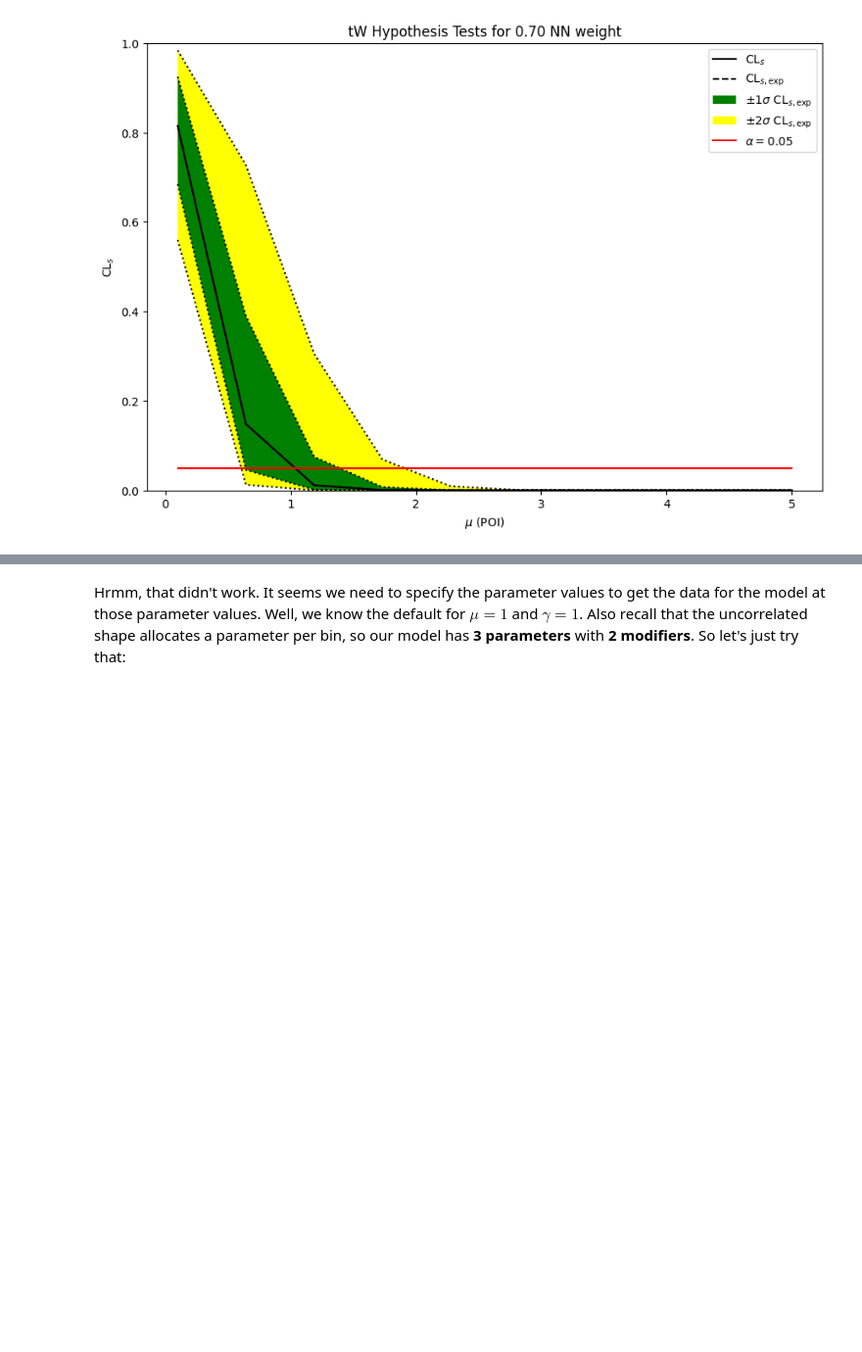
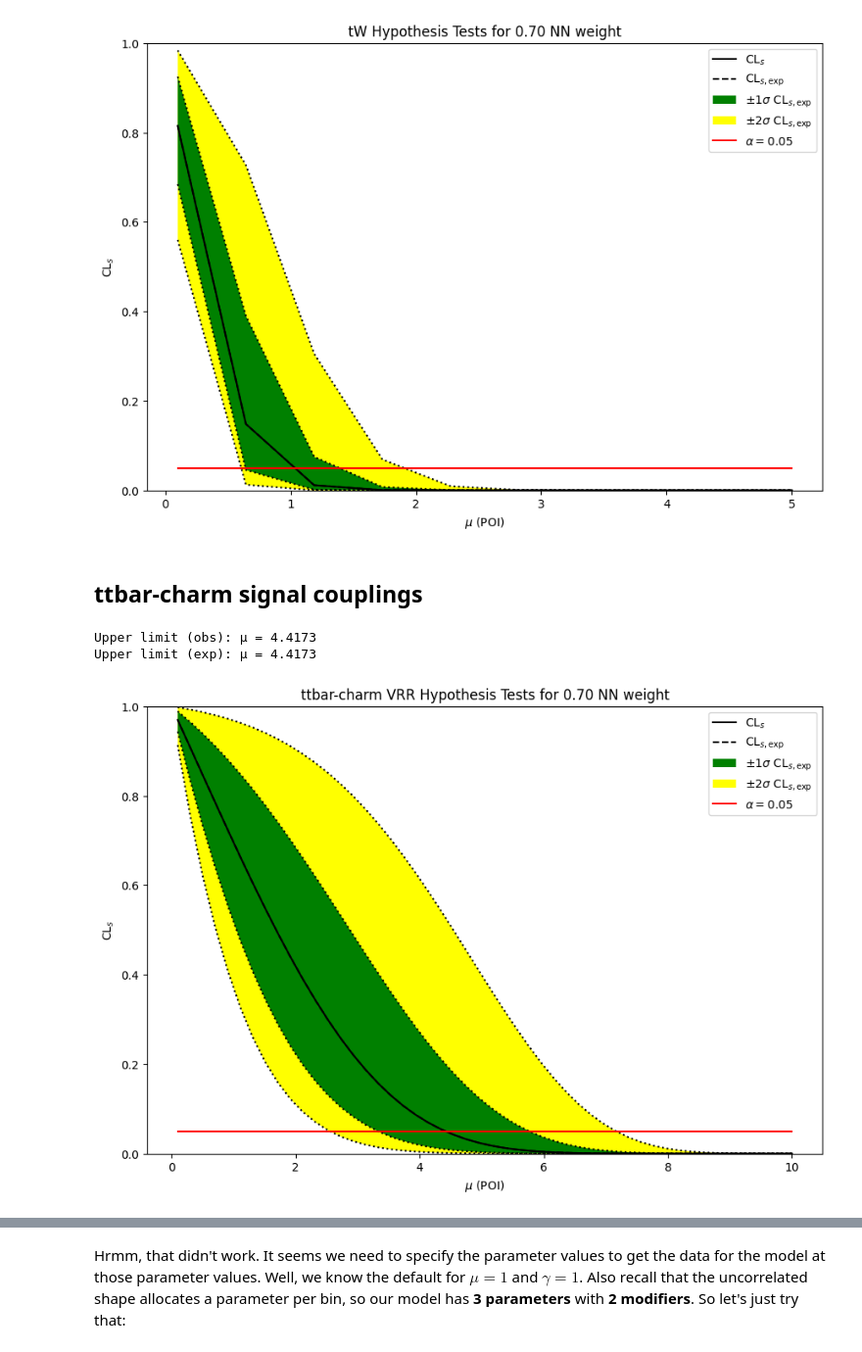
Before and after one commit to mghasemi19/TopFC, a Jupyter notebook: Fit_results/UL_pyhf.ipynb, the cells around one changed output, grey strips where cells are left out. Shown at 98% size. Cells and saved outputs as stored; diff of their text form; code cells hidden in the pictures; blank space fills up the shorter version.

Commit message:
Update UL with couplings

```diff
--- a/Fit_results/UL_pyhf.ipynb
+++ b/Fit_results/UL_pyhf.ipynb
@@ -160,3 +177,36 @@ tW_UL_compute(10.4, 11.4, 0.25, "0.70", False)
 Upper limit (obs): μ = 1.0355
 Upper limit (exp): μ = 1.0355
 [figure]
+# %% [markdown]
+## ttbar-charm signal couplings
+# %%
+def coupling_UL_compute(nsig, nbkg, bkg_unc, sig_name, AMS, model_def=True):
+    model = pyhf.simplemodels.uncorrelated_background(
+    signal=[nsig], bkg=[nbkg], bkg_uncertainty=[nbkg*bkg_unc]
+    )
+    if model_def:
+        print(f"  channels: {model.config.channels}")
+        print(f"     nbins: {model.config.channel_nbins}")
+        print(f"   samples: {model.config.samples}")
+        print(f" modifiers: {model.config.modifiers}")
+        print(f"parameters: {model.config.parameters}")
+        print(f"  nauxdata: {model.config.nauxdata}")
+        print(f"   auxdata: {model.config.auxdata}")
+
+    observations = [nbkg] + model.config.auxdata
+    poi_values = np.linspace(0.1, 10, 50)
+    obs_limit, exp_limits, (scan, results) = pyhf.infer.intervals.upper_limits.upper_limit(
+    observations, model, poi_values, level=0.05, return_results=True
+    )
+    print(f"Upper limit (obs): μ = {obs_limit:.4f}")
+    print(f"Upper limit (exp): μ = {exp_limits[2]:.4f}")
+    fig, ax = plt.subplots()
+    fig.set_size_inches(10.5, 7)
+    ax.set_title("{} Hypothesis Tests for {} NN weight".format(sig_name, AMS))
+    artists = brazil.plot_results(poi_values, results, ax=ax)
+# %%
+coupling_UL_compute(49.2, 511.6, 0.25, "ttbar-charm VRR", "0.70", False)
+# %% [output]
+Upper limit (obs): μ = 4.4173
+Upper limit (exp): μ = 4.4173
+[figure, added]
```
Also changed, not shown: parts of 10 cells of this notebook.
